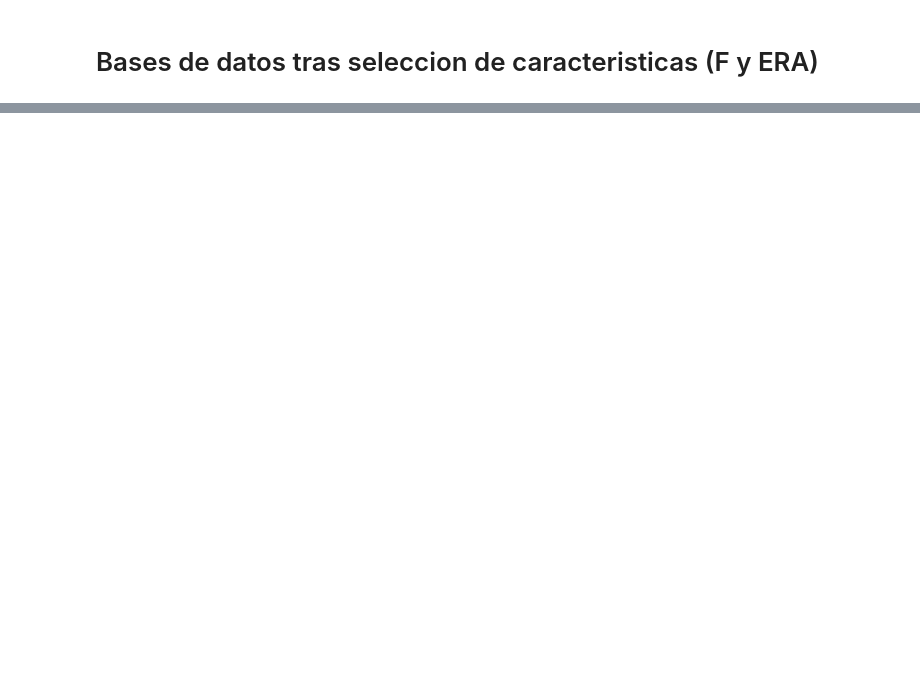
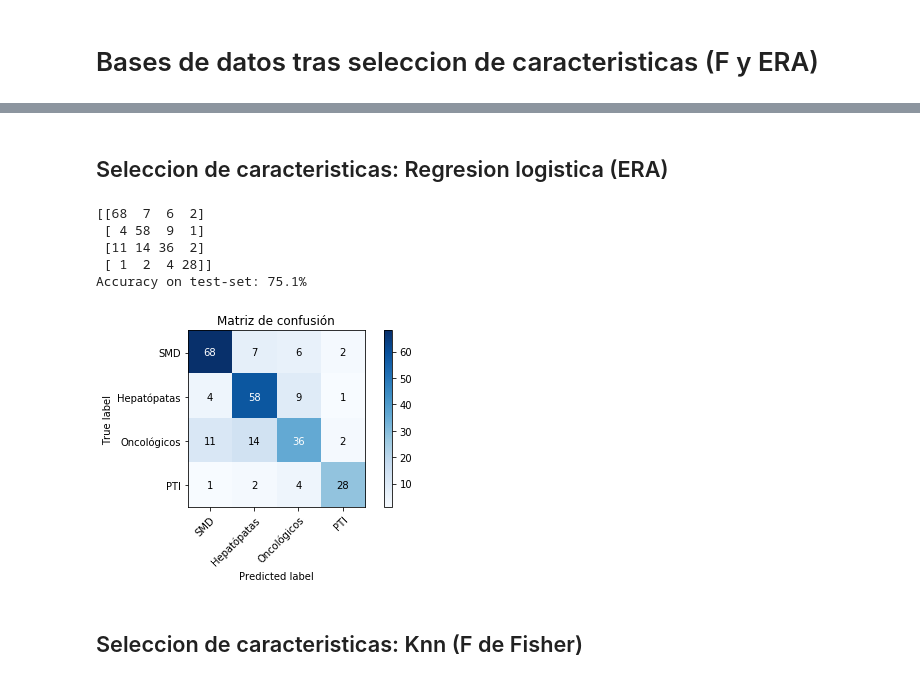
Before and after one commit to ariverap2016/PMD, a Jupyter notebook: PMD integrado_FINAL.ipynb, the cells around one changed output, grey strips where cells are left out. Saved outputs shown, nothing was run; the diff lists cells and outputs as text; code cells hidden in the pictures; blank space fills up the shorter version.

```diff
--- a/PMD integrado_FINAL.ipynb
+++ b/PMD integrado_FINAL.ipynb
@@ -831,7 +954,7 @@ def optimize(num_iterations):
 #Validacion con F de Fisher
 classes = ['SMD','Hepatópatas','Oncológicos','PTI']
 
-feed_dict_test = {x: x_test_f,
+feed_dict_test = {x: x_test_fs,
                   y_true: y_test_f,
                   y_true_cls: y_test_cls_f}
 
@@ -893,0 +1024,32 @@ print_accuracy()
+# %% [markdown]
+## Seleccion de caracteristicas: Regresion logistica (ERA)
+# %%
+#Crear modelo
+n_atributos = 20
+x = tf.placeholder(tf.float32, [None, n_atributos])
+y_true = tf.placeholder(tf.float32, [None, 4])
+y_true_cls = tf.placeholder(tf.int64, [None])
+w = tf.Variable(tf.zeros([n_atributos, 4]))
+b = tf.Variable(tf.zeros([4]))
+logits = tf.matmul(x, w) + b
+y_pred = tf.nn.softmax(logits)
+y_pred_cls = tf.argmax(y_pred, axis=1) #axis=dimension
+
+y_test_cls_f = np.array([label.argmax() for label in y_test_f])
+y_test_cls_era = np.array([label.argmax() for label in y_test_era])
+# %%
+cross_entropy = tf.nn.softmax_cross_entropy_with_logits_v2(logits=logits,labels=y_true)
+#cost = tf.reduce_mean(cross_entropy)
+optimizer = tf.train.GradientDescentOptimizer(learning_rate=0.001).minimize(cross_entropy)
+correct_prediction = tf.equal(y_pred_cls, y_true_cls)
+accuracy = tf.reduce_mean(tf.cast(correct_prediction, tf.float32))
+# %%
+#Entrenamiento con era
+session = tf.Session()
+session.run(tf.global_variables_initializer())
+def optimize(num_iterations):
+    for i in range(num_iterations):
+
+        feed_dict_train = {x: x_train_eras, y_true: y_train_era}
+
+        session.run(optimizer, feed_dict=feed_dict_train)
@@ -893,0 +1116,13 @@ print_accuracy()
+# %%
+optimize(num_iterations=1000)
+plot_confusion_matrix()
+print_accuracy()
+# %% [output]
+[[68  7  6  2]
+ [ 4 58  9  1]
+ [11 14 36  2]
+ [ 1  2  4 28]]
+Accuracy on test-set: 75.1%
+[figure, added]
+# %% [markdown]
+## Seleccion de caracteristicas: Knn (F de Fisher)
```
Also changed, not shown: parts of 49 cells of this notebook.
